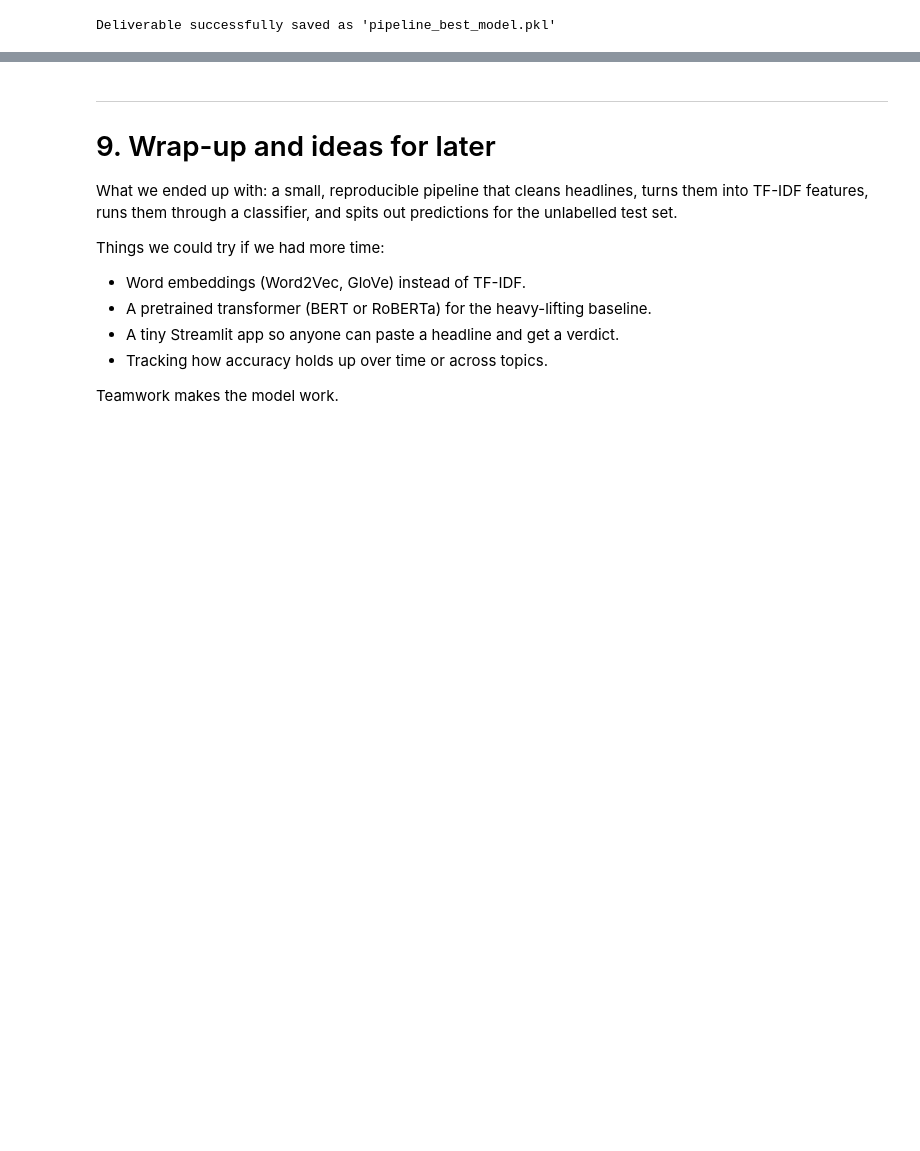
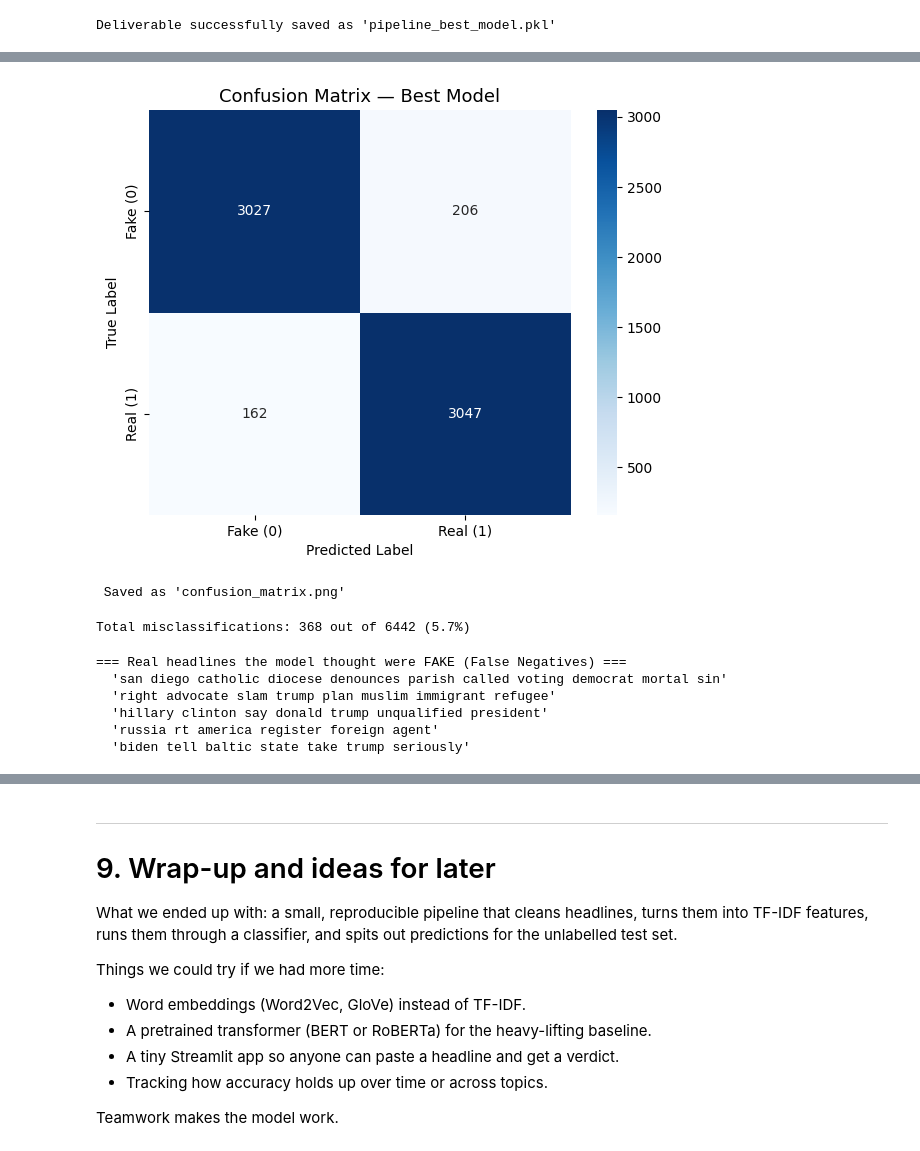
Before and after one commit to sabeurzarai/fake-news-detection-nlp, a Jupyter notebook: main.ipynb, the cells around one changed output, grey strips where cells are left out. Cells and saved outputs as stored; diff of their text form; code cells hidden in the pictures; blank space fills up the shorter version.

```diff
--- a/main.ipynb
+++ b/main.ipynb
@@ -430,0 +344,8 @@ What we hand in at the end:
+# %%
+# Step 1: Load the model Philippe saved
+
+with open('pipeline_best_model.pkl', 'rb') as f:
+    model_pipeline = pickle.load(f)
+
+print(" Model loaded successfully!")
+print(f"Pipeline steps: {[step[0] for step in model_pipeline.steps]}")
@@ -430,0 +355,6 @@ What we hand in at the end:
+# %%
+# Step 2: Generate predictions on the validation set
+
+y_pred = model_pipeline.predict(X_test)
+
+print(f"Predictions generated: {len(y_pred)} samples")
@@ -430,0 +415,58 @@ What we hand in at the end:
+# %%
+# Step 5: Confusion Matrix
+
+
+cm = confusion_matrix(y_test, y_pred)
+
+fig, ax = plt.subplots(figsize=(6, 5))
+sns.heatmap(
+    cm,
+    annot=True,
+    fmt='d',
+    cmap='Blues',
+    xticklabels=['Fake (0)', 'Real (1)'],
+    yticklabels=['Fake (0)', 'Real (1)'],
+    ax=ax
+)
+ax.set_title('Confusion Matrix — Best Model', fontsize=13)
+ax.set_xlabel('Predicted Label')
+ax.set_ylabel('True Label')
+plt.tight_layout()
+plt.savefig('confusion_matrix.png', dpi=150)
+plt.show()
+print(" Saved as 'confusion_matrix.png'")
+# %% [output]
+[figure, added]
+ Saved as 'confusion_matrix.png'
+# %%
+# Step 6: Error analysis — look at what the model got wrong
+
+eval_df = pd.DataFrame({
+    'headline' : X_test.values,    # Original (unprocessed) headline text
+    'true'     : y_test.values,    # Correct label (0 or 1)
+    'predicted': y_pred            # What the model predicted
+})
+
+# Filter for rows where the model was wrong
+misclassified = eval_df[eval_df['true'] != eval_df['predicted']]
+
+print(f"Total misclassifications: {len(misclassified)} out of {len(eval_df)} "
+      f"({len(misclassified)/len(eval_df)*100:.1f}%)")
+print()
+# %% [output]
+Total misclassifications: 368 out of 6442 (5.7%)
+# %%
+# False Negatives: model predicted Fake (0) but headline was actually Real (1)
+
+false_negatives = misclassified[misclassified['true'] == 1].head(5)
+print("=== Real headlines the model thought were FAKE (False Negatives) ===")
+for _, row in false_negatives.iterrows():
+    print(f"  '{row['headline']}'")
+print()
+# %% [output]
+=== Real headlines the model thought were FAKE (False Negatives) ===
+  'san diego catholic diocese denounces parish called voting democrat mortal sin'
+  'right advocate slam trump plan muslim immigrant refugee'
+  'hillary clinton say donald trump unqualified president'
+  'russia rt america register foreign agent'
+  'biden tell baltic state take trump seriously'
```
Also changed, not shown: parts of 42 cells of this notebook, 1 other file.
